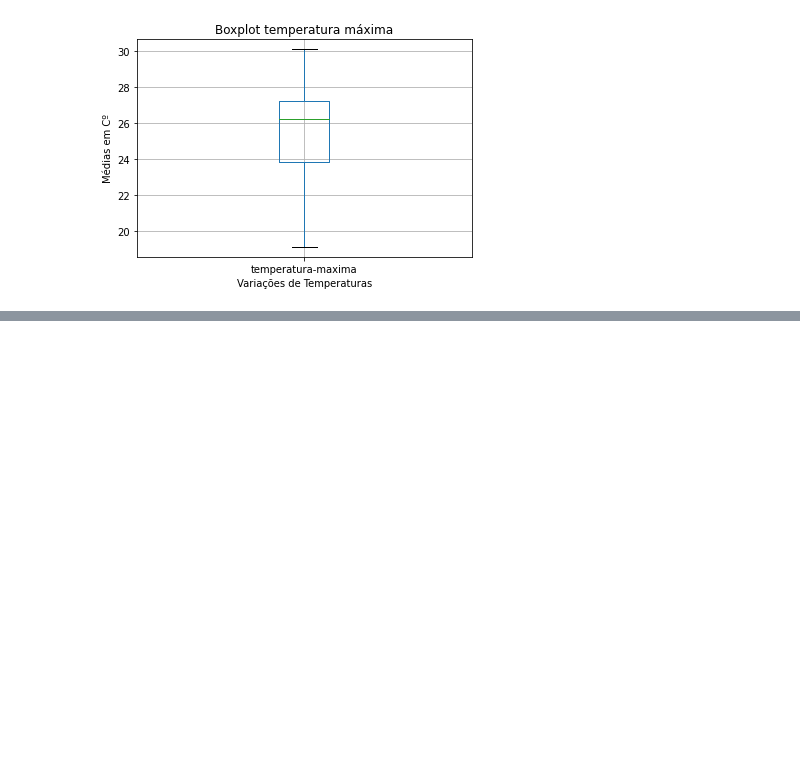
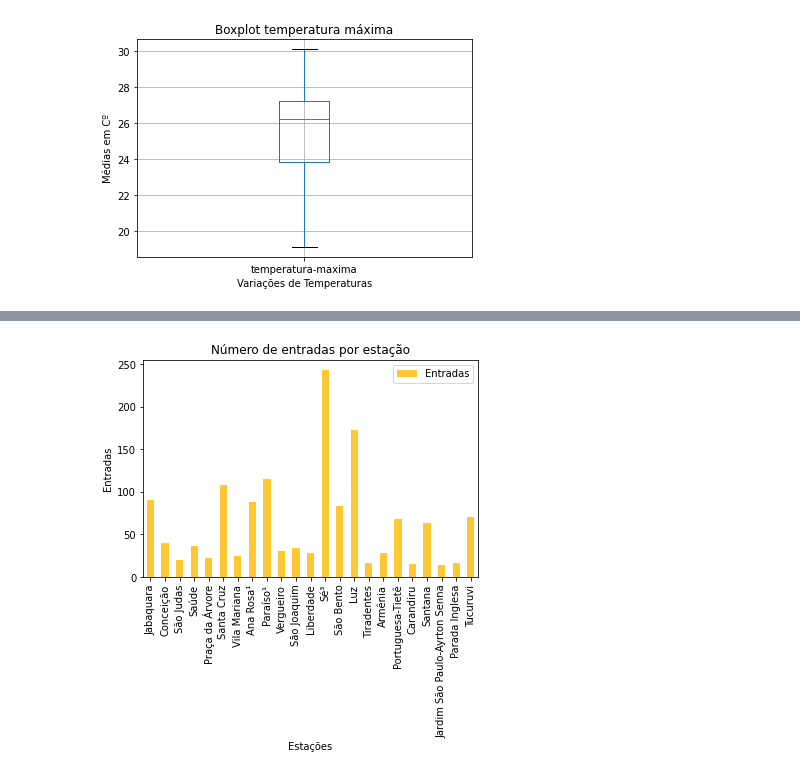
Before and after one commit to LucasPequenoSterzeck/Data_Visualization, a Jupyter notebook: Untitled3.ipynb, the cells around one changed output, grey strips where cells are left out. Saved outputs shown, nothing was run; the diff lists cells and outputs as text; code cells hidden in the pictures; blank space fills up the shorter version.

```diff
--- a/Untitled3.ipynb
+++ b/Untitled3.ipynb
@@ -180,0 +185,7 @@ Estrutura HEAD:
+# %%
+import pandas as pd
+import matplotlib.pyplot as plt
+df = pd.read_csv("https://raw.githubusercontent.com/carlosfab/dsnp2/master/datasets/entrada_passageiro_linha1.csv")
+print(df.head(),"\n","----"*10)
+print(df.tail(),"\n","----"*10)
+print("Tipos de dados trabalhados:\n",df.dtypes,"\n","----"*10)
@@ -180,0 +212,4 @@ Estrutura HEAD:
+# %%
+#Retirar da TAIL essa linha de "TOTAL":
+df.drop(index=23, axis=0, inplace=True)
+print(df.tail(),"\n","----"*10)
@@ -180,0 +224,9 @@ Estrutura HEAD:
+# %%
+# Gráfico de barras
+df.plot(x="Estação", y="Entradas", kind="bar", color="#FFC733")
+plt.title("Número de entradas por estação")
+plt.xlabel("Estações")
+plt.ylabel("Entradas")
+plt.show()
+# %% [output]
+[figure, added]
```
Also changed, not shown: parts of 4 cells of this notebook.
